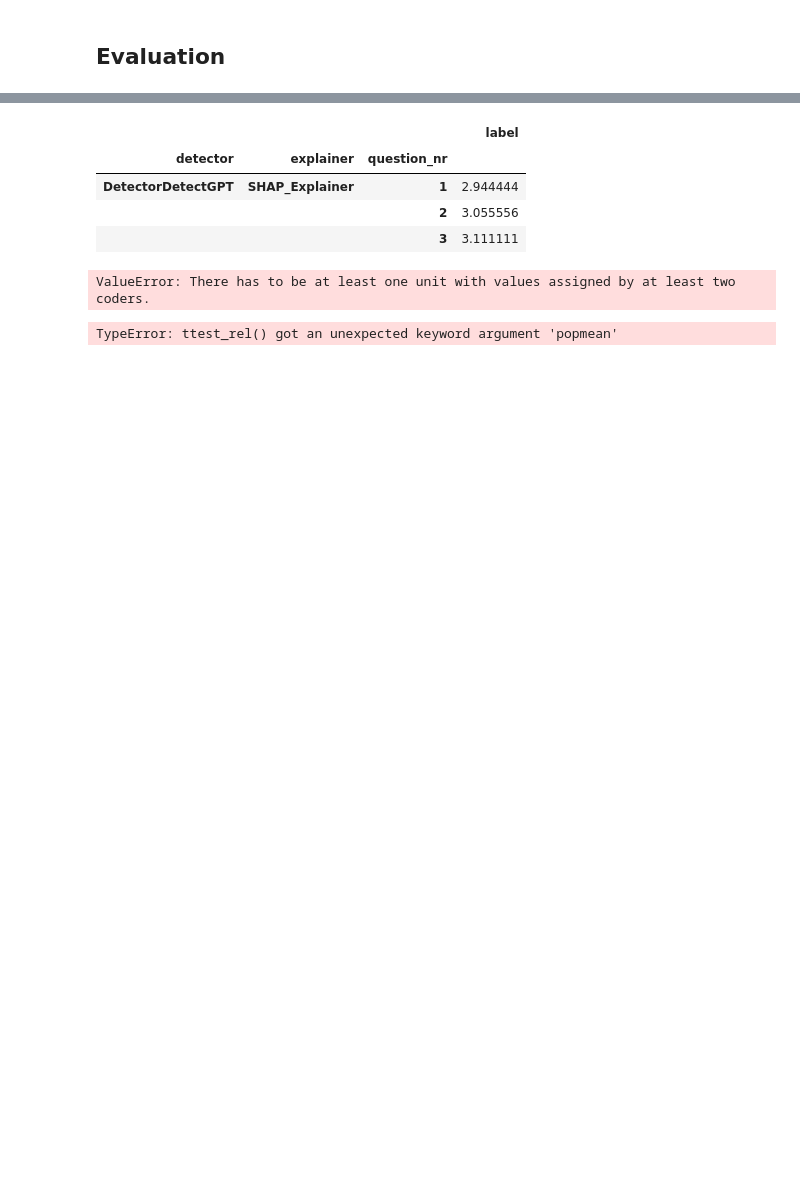
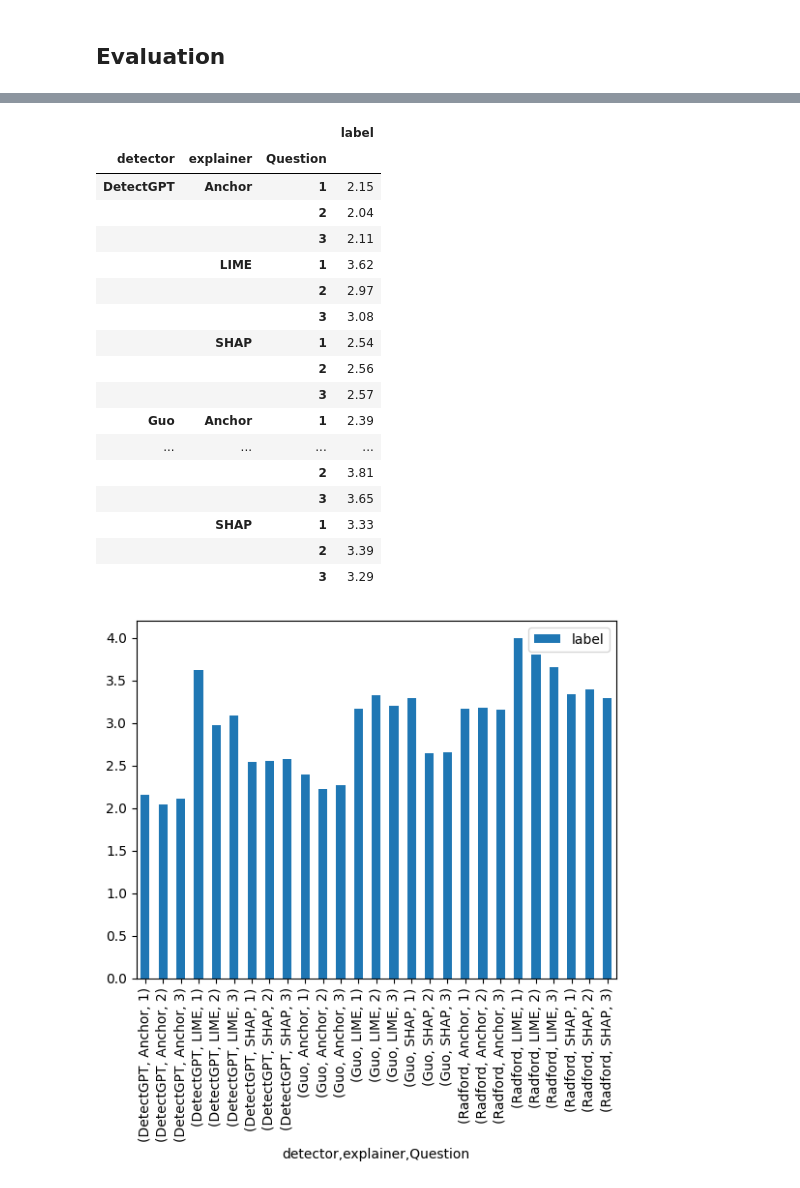
Before and after one commit to loris3/evaluation_explanation_quality, a Jupyter notebook: simulatability.ipynb, the cells around one changed output, grey strips where cells are left out. Cells and saved outputs as stored; diff of their text form; code cells hidden in the pictures; blank space fills up the shorter version.

Commit message:
adjusted tables/evaluation

```diff
--- a/simulatability.ipynb
+++ b/simulatability.ipynb
@@ -341,20 +388,0 @@ user_responses
-# %%
-user_responses.groupby(["detector", "explainer", "question_nr"]).mean()
-# %% [output]
-|  |  |  | label |
-| detector | explainer | question_nr |  |
-| DetectorDetectGPT | SHAP_Explainer | 1 | 2.944444 |
-|  |  | 2 | 3.055556 |
-|  |  | 3 | 3.111111 |
-# %%
-groupby = [ "explainer", "document_nr"]
-alpha_values = []
-for name, group in user_responses.groupby(groupby):
-    cannonical_form = group.reset_index().pivot(columns=["question_nr"], values=["label"], index=["user_id", "document_nr"])
-    # print(cannonical_form)
-    # print()
-    alpha_values.append((*name, krippendorff.alpha(cannonical_form, level_of_measurement="ordinal")))
-df_krippendorff_alpha = pd.DataFrame(alpha_values, columns=groupby + ["alpha"])
-df_krippendorff_alpha.groupby(groupby[0:-1]).describe()["alpha"]
-# %% [output]
-ValueError: There has to be at least one unit with values assigned by at least two coders.
@@ -396,7 +389,25 @@ def get_aggregate_results_lickert(groupby, label, caption):
-# %%
-get_aggregate_results_lickert(["detector", "explainer", "question_nr"], "lickert-detector-explainer","Lickert Scale Items on detector-explainer level")
-# %% [output]
-TypeError: ttest_rel() got an unexpected keyword argument 'popmean'
+# %%
+get_aggregate_results_lickert(["detector", "explainer", "question_nr"], "rating-group","Rating task at the group level")
+# %% [output]
+|  |  |  | label |
+| detector | explainer | Question |  |
+| DetectGPT | Anchor | 1 | 2.15 |
+|  |  | 2 | 2.04 |
+|  |  | 3 | 2.11 |
+|  | LIME | 1 | 3.62 |
+|  |  | 2 | 2.97 |
+|  |  | 3 | 3.08 |
+|  | SHAP | 1 | 2.54 |
+|  |  | 2 | 2.56 |
+|  |  | 3 | 2.57 |
+| Guo | Anchor | 1 | 2.39 |
+| ... | ... | ... | ... |
+|  |  | 2 | 3.81 |
+|  |  | 3 | 3.65 |
+|  | SHAP | 1 | 3.33 |
+|  |  | 2 | 3.39 |
+|  |  | 3 | 3.29 |
+[figure, added]
 # %%
 get_aggregate_results_lickert([ "explainer", "question_nr"], "lickert-explainer","Lickert Scale Items on explainer level")
 # %% [output]
```
Also changed, not shown: parts of 52 cells of this notebook, 8 other files.
